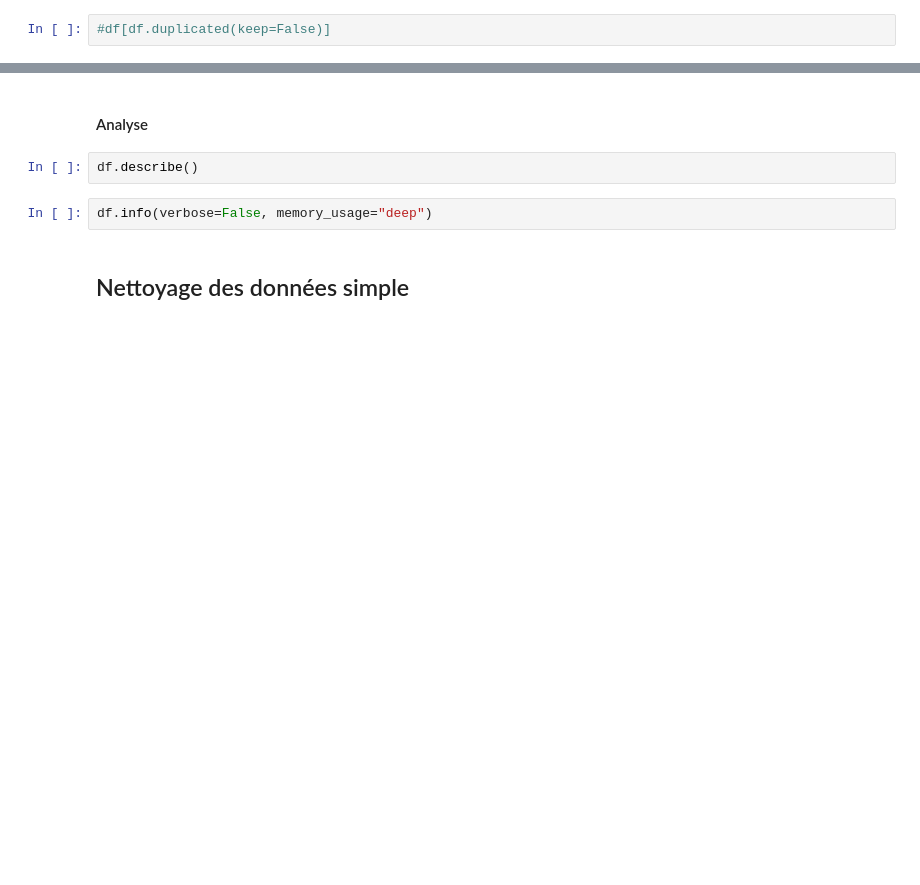
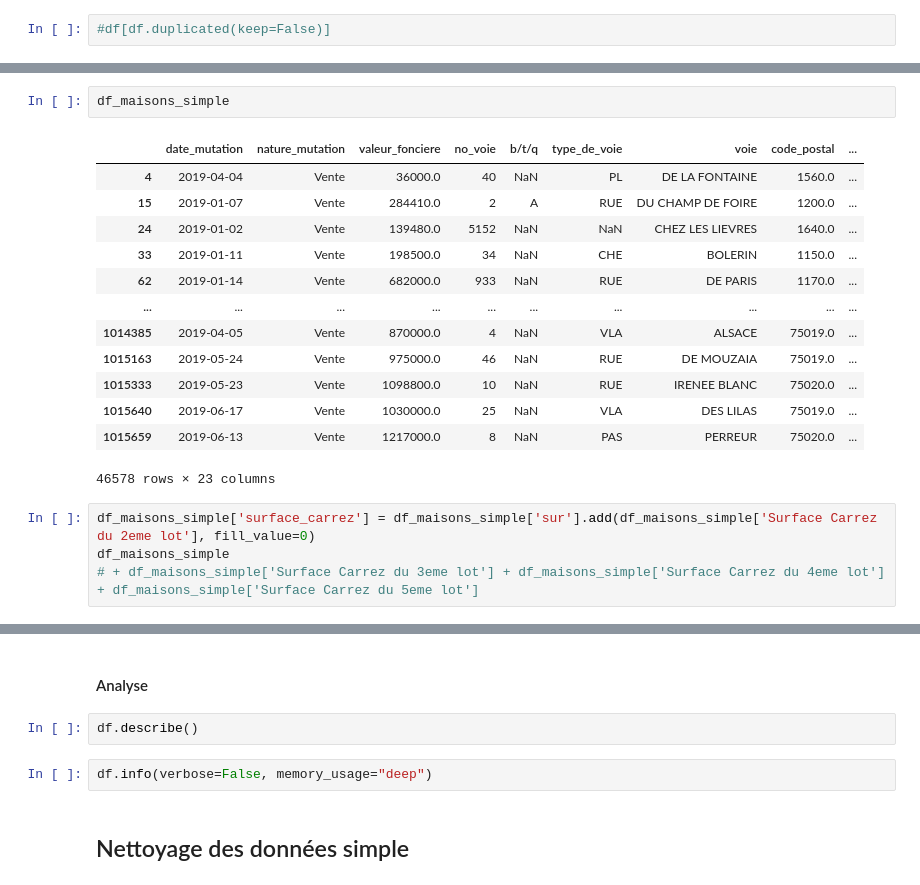
Before and after one commit to houseofai/french-realestate-price-prediction, a Jupyter notebook: 1_Data_Cleaning.ipynb, the cells around one changed output, grey strips where cells are left out. Drawn from its saved outputs; the diff is of its cells as text; blank space fills up the shorter version.

```diff
--- a/1_Data_Cleaning.ipynb
+++ b/1_Data_Cleaning.ipynb
@@ -115,0 +148,20 @@ df.rename(columns=columns, inplace=True)
+# %%
+df_maisons_simple
+# %% [output]
+|  | date_mutation | nature_mutation | valeur_fonciere | no_voie | b/t/q | type_de_voie | voie | code_postal | ... |
+| 4 | 2019-04-04 | Vente | 36000.0 | 40 | NaN | PL | DE LA FONTAINE | 1560.0 | ... |
+| 15 | 2019-01-07 | Vente | 284410.0 | 2 | A | RUE | DU CHAMP DE FOIRE | 1200.0 | ... |
+| 24 | 2019-01-02 | Vente | 139480.0 | 5152 | NaN | NaN | CHEZ LES LIEVRES | 1640.0 | ... |
+| 33 | 2019-01-11 | Vente | 198500.0 | 34 | NaN | CHE | BOLERIN | 1150.0 | ... |
+| 62 | 2019-01-14 | Vente | 682000.0 | 933 | NaN | RUE | DE PARIS | 1170.0 | ... |
+| ... | ... | ... | ... | ... | ... | ... | ... | ... | ... |
+| 1014385 | 2019-04-05 | Vente | 870000.0 | 4 | NaN | VLA | ALSACE | 75019.0 | ... |
+| 1015163 | 2019-05-24 | Vente | 975000.0 | 46 | NaN | RUE | DE MOUZAIA | 75019.0 | ... |
+| 1015333 | 2019-05-23 | Vente | 1098800.0 | 10 | NaN | RUE | IRENEE BLANC | 75020.0 | ... |
+| 1015640 | 2019-06-17 | Vente | 1030000.0 | 25 | NaN | VLA | DES LILAS | 75019.0 | ... |
+| 1015659 | 2019-06-13 | Vente | 1217000.0 | 8 | NaN | PAS | PERREUR | 75020.0 | ... |
+46578 rows × 23 columns
+# %%
+df_maisons_simple['surface_carrez'] = df_maisons_simple['sur'].add(df_maisons_simple['Surface Carrez du 2eme lot'], fill_value=0)
+df_maisons_simple
+# + df_maisons_simple['Surface Carrez du 3eme lot'] + df_maisons_simple['Surface Carrez du 4eme lot'] + df_maisons_simple['Surface Carrez du 5eme lot']
```
Also changed, not shown: parts of 24 cells of this notebook, 4 other files.
